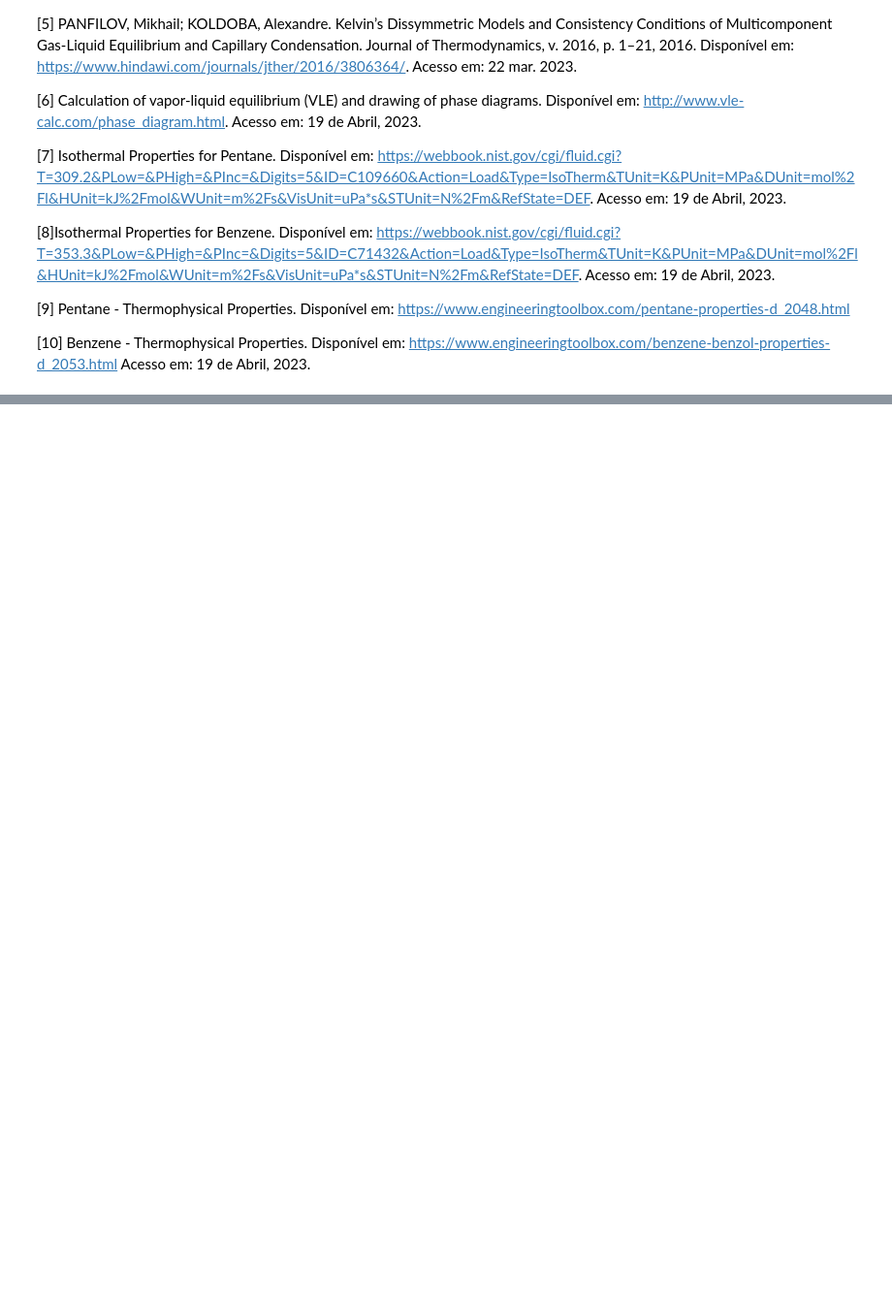
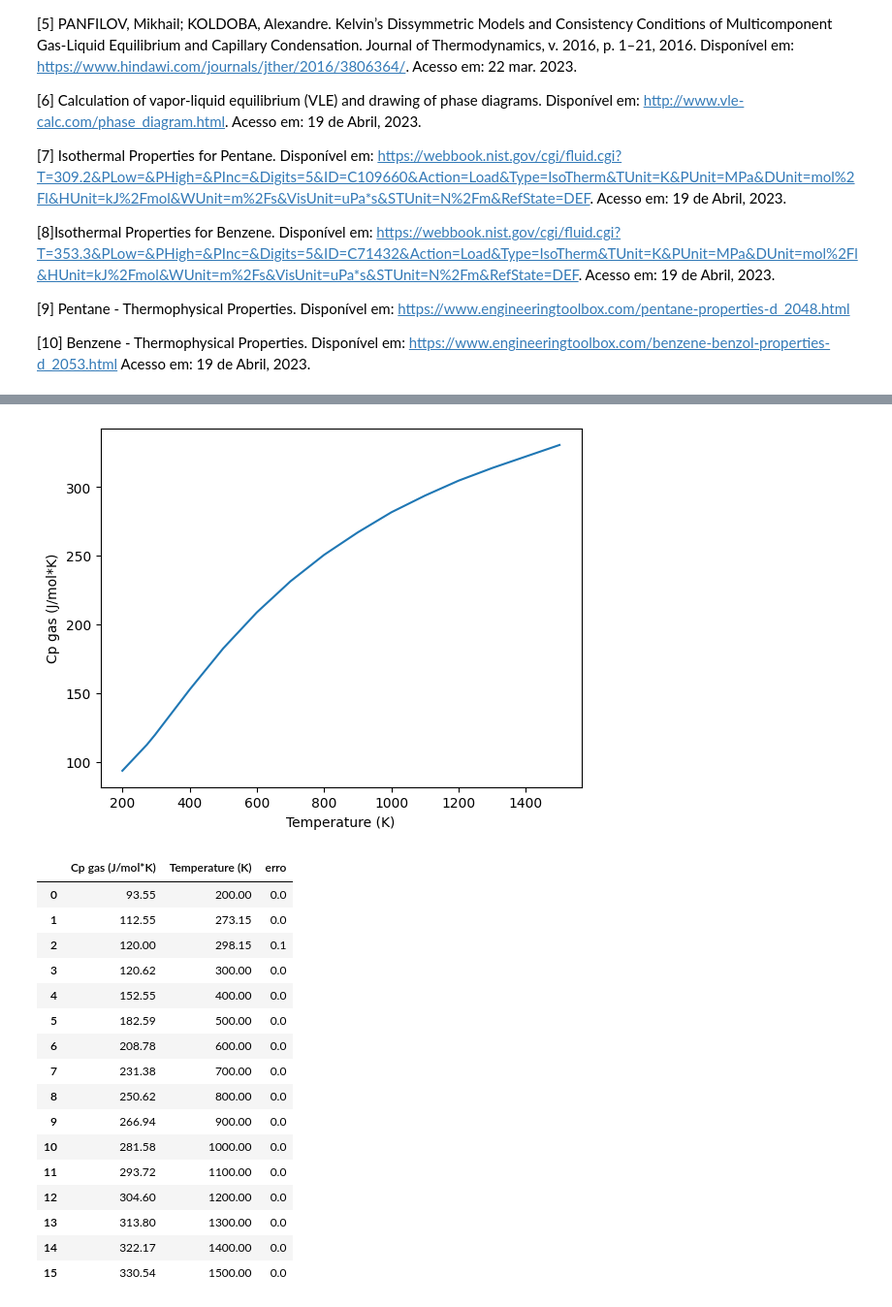
Before and after one commit to guilhermeilum/termo, a Jupyter notebook: Projeto.ipynb, the cells around one changed output, grey strips where cells are left out. Shown at 97% size. Saved outputs shown, nothing was run; the diff lists cells and outputs as text; code cells hidden in the pictures; blank space fills up the shorter version.

```diff
--- a/Projeto.ipynb
+++ b/Projeto.ipynb
@@ -327,0 +376,30 @@ Para calcular a destilação também utilizamos a pressão de vapor de cada elem
+# %%
+tabela_cp_2 = pd.read_csv("dados/cp_benzene_2.txt", delimiter=",")
+##############
+# Separando erro
+separar(tabela_cp_2)
+################################################################
+# Plot
+tabela_cp_2.plot(x="Temperature (K)", y="Cp gas (J/mol*K)", legend=False)
+plt.ylabel("Cp gas (J/mol*K)")
+plt.show()
+tabela_cp_2
+# %% [output]
+[figure, added]
+|  | Cp gas (J/mol*K) | Temperature (K) | erro |
+| 0 | 93.55 | 200.00 | 0.0 |
+| 1 | 112.55 | 273.15 | 0.0 |
+| 2 | 120.00 | 298.15 | 0.1 |
+| 3 | 120.62 | 300.00 | 0.0 |
+| 4 | 152.55 | 400.00 | 0.0 |
+| 5 | 182.59 | 500.00 | 0.0 |
+| 6 | 208.78 | 600.00 | 0.0 |
+| 7 | 231.38 | 700.00 | 0.0 |
+| 8 | 250.62 | 800.00 | 0.0 |
+| 9 | 266.94 | 900.00 | 0.0 |
+| 10 | 281.58 | 1000.00 | 0.0 |
+| 11 | 293.72 | 1100.00 | 0.0 |
+| 12 | 304.60 | 1200.00 | 0.0 |
+| 13 | 313.80 | 1300.00 | 0.0 |
+| 14 | 322.17 | 1400.00 | 0.0 |
+| 15 | 330.54 | 1500.00 | 0.0 |
```
Also changed, not shown: parts of 5 cells of this notebook, 5 other files.
